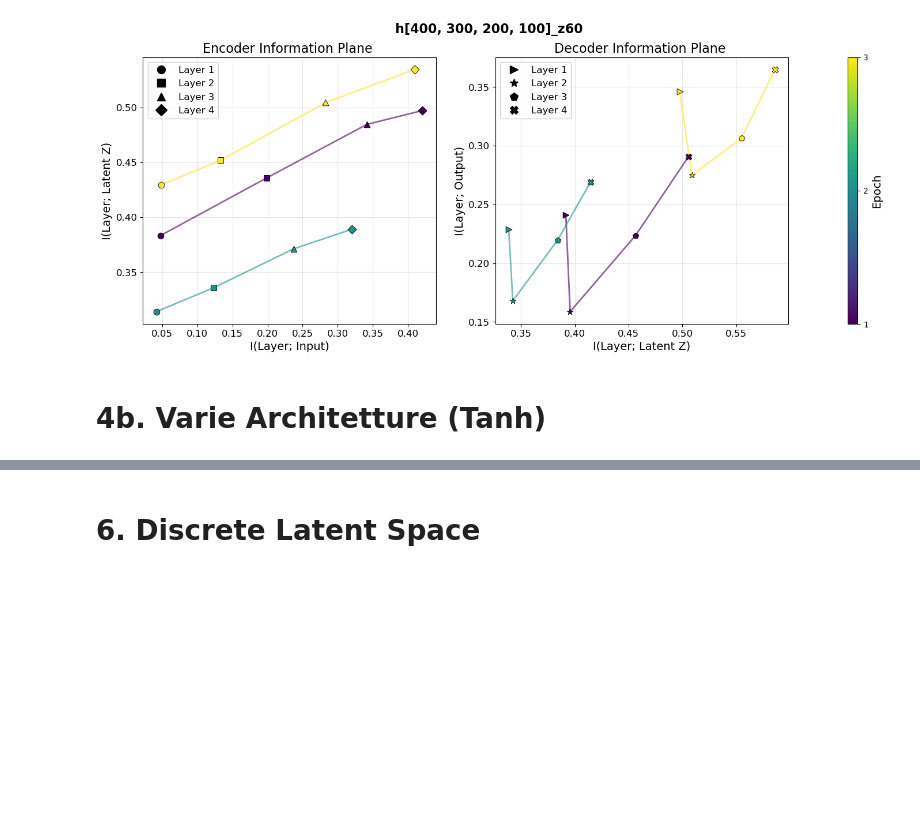
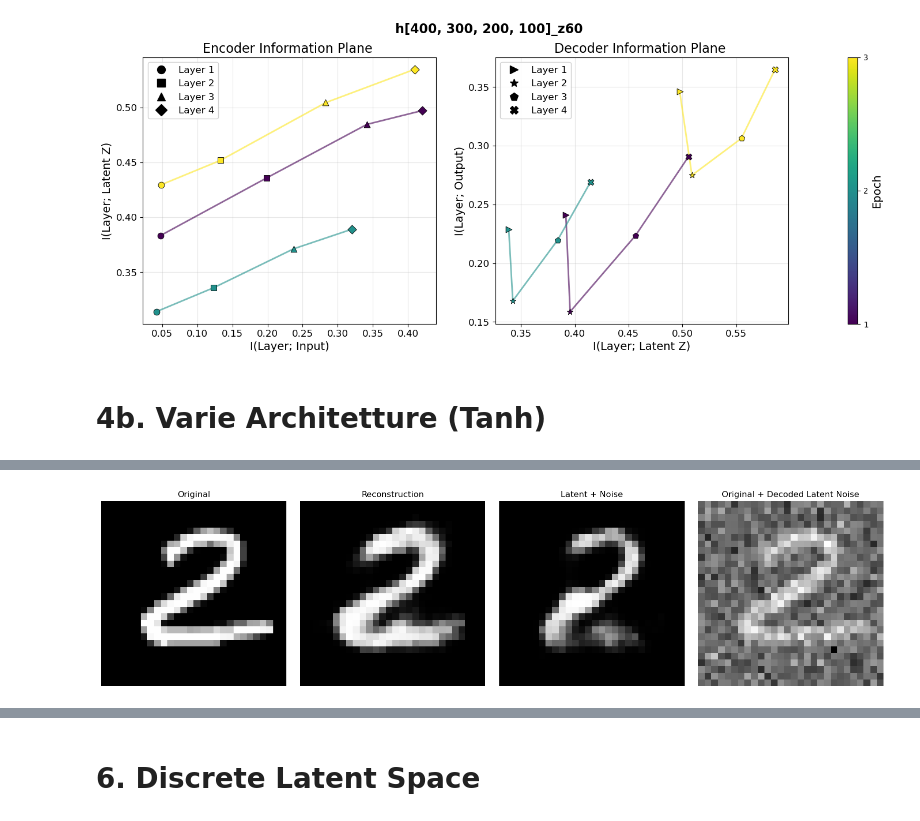
Before and after one commit to FrancescoLR02/InformationTheoryProject, a Jupyter notebook: main.ipynb, the cells around one changed output, grey strips where cells are left out. Drawn from its saved outputs; the diff is of its cells as text; code cells hidden in the pictures; blank space fills up the shorter version.

Commit message:
Noisy channel reintegrated

```diff
--- a/main.ipynb
+++ b/main.ipynb
@@ -1039,0 +1129,14 @@ class ChannelAnalyzer:
+# %%
+exp_noise = ExperimentConfig(
+    name="Noise",
+    model_params={"inputDim": 784, "hiddenDim": [400,200,100], "latentDim": 80,
+                  "activation_enc": nn.ReLU, "activation_dec": nn.ReLU,
+                  "bit_type": "real",
+                  "Variational":True},
+    train_params={"lr": 1e-3, "epochs": 50,
+                  "penalize_lambda": 4, "premium_lambda": 20},
+    mi_params={"method": "kde", "sigma": 1}
+)
+
+results[exp_noise.name] = trainer.run(exp_noise, Validation=True)
+noise = results[exp_noise.name]
@@ -1039,0 +1149,70 @@ class ChannelAnalyzer:
+# %%
+# Define a channel analysis configuration
+channel_analysis_config = {
+    "noise_type": "gaussian",  # Options: "gaussian", "bitflip", "deactivate"
+    "param": 0.5,              # Std for Gaussian p for bitflip/deactivate
+    "num_samples": 1000,       # Number of samples to test
+    "renorm": True             # Whether to renormalize latent vectors before adding noise
+}
+
+# test the model with the 3 different noisy channels
+# Gaussian
+sigma = 0.3
+channel_results_gaussian = ChannelAnalyzer.compare_performance(
+    model=noise['model'],
+    dataset=ds_manager.testDataset,
+    device=device,
+    noise_type="gaussian",
+    param=sigma,
+    num_samples=1000,
+    renorm=True
+)
+
+visualize_random_reconstruction(
+    model=noise['model'],
+    dataset=ds_manager.testDataset,
+    device=device,
+    noise_function=gaussian_noise,
+    params=[sigma],
+    renormalisation=True)
+
+# Bitflip
+prob = 0.1
+
+channel_results_bitflip = ChannelAnalyzer.compare_performance(
+    model=noise['model'],
+    dataset=ds_manager.testDataset,
+    device=device,
+    noise_type="bitflip",
+    param=prob,  # Flip 10% of bits
+    num_samples=1000,
+    renorm=False
+)
+
+visualize_random_reconstruction(
+    model=noise['model'],
+    dataset=ds_manager.testDataset,
+    device=device,
+    noise_function=bitflip_noise,
+    params=[prob],
+    renormalisation=False)
+
+# Deactivate
+channel_results_deactivate = ChannelAnalyzer.compare_performance(
+    model=noise['model'],
+    dataset=ds_manager.testDataset,
+    device=device,
+    noise_type="deactivate",
+    param=0.1,  # Deactivate 10% of pixels
+    num_samples=1000,
+    renorm=True
+)
+
+visualize_random_reconstruction(
+    model=noise['model'],
+    dataset=ds_manager.testDataset,
+    device=device,
+    noise_function=deactivate_input_noise,
+    params=[0.1],
+    renormalisation=True)
+# %% [output]
@@ -1039,0 +1223 @@ class ChannelAnalyzer:
+[figure, added]
```
Also changed, not shown: parts of 15 cells of this notebook, 1 other file.
